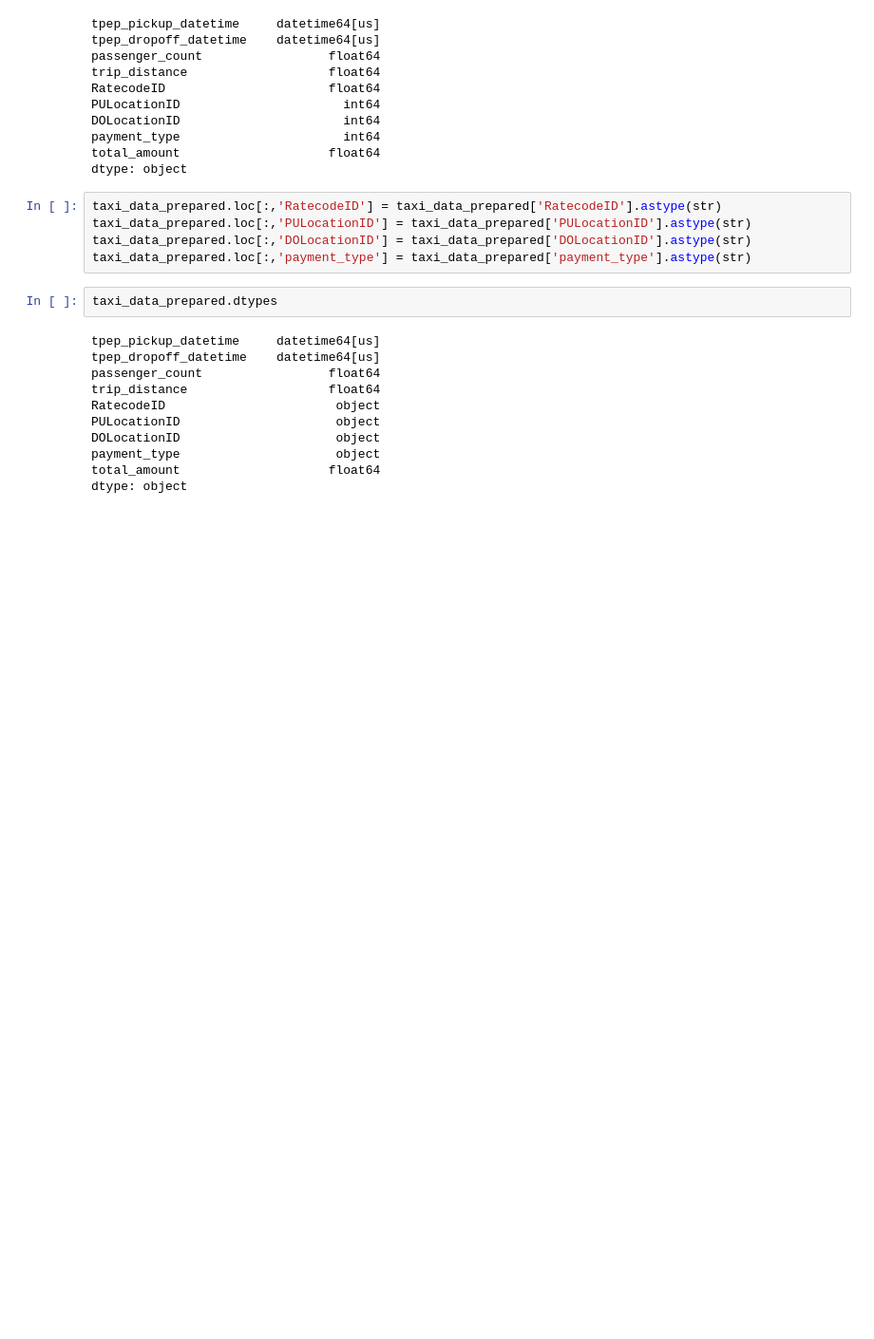
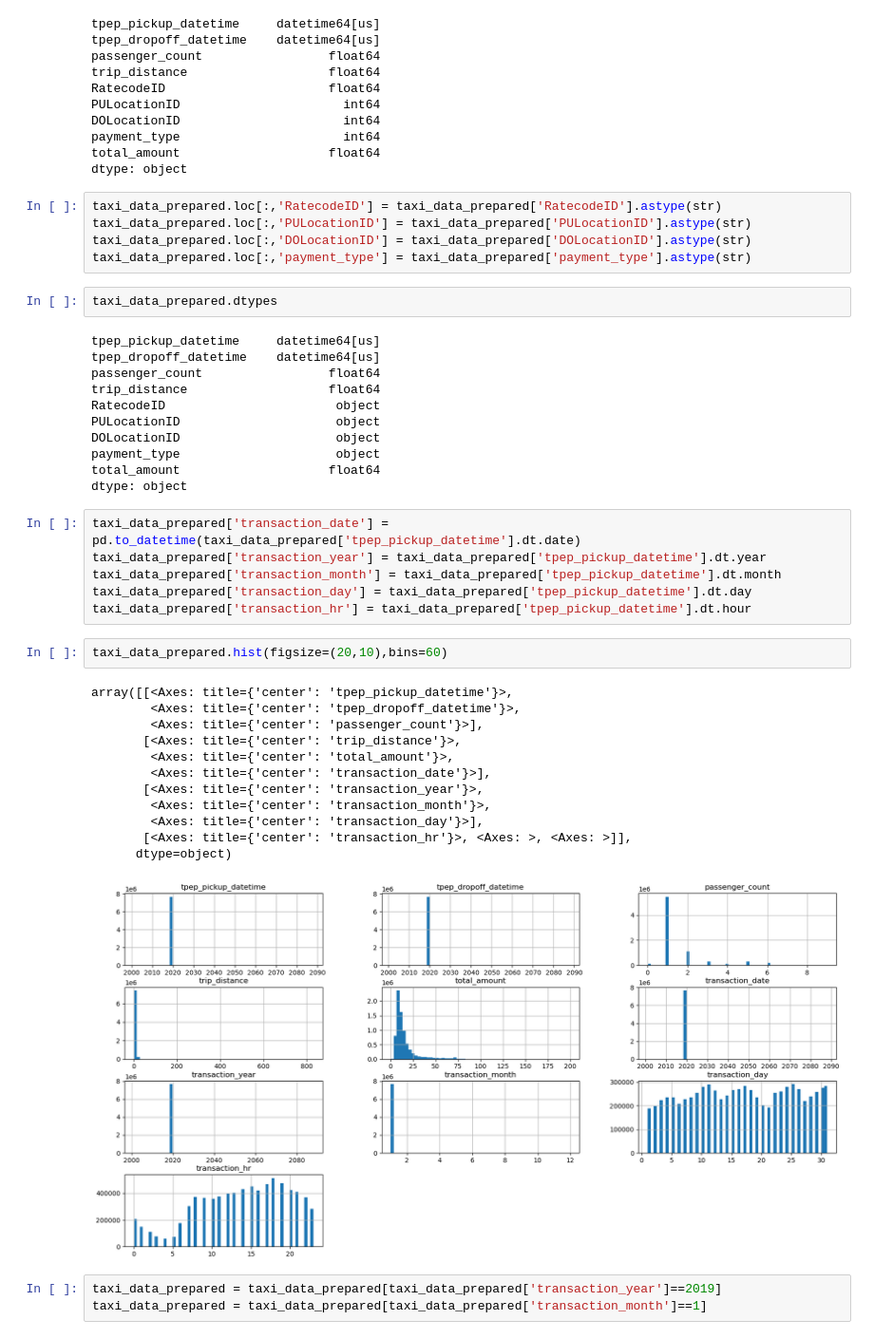
Before and after one commit to Alfej/Taxi-Data-Analysis, a Jupyter notebook: Presentable Notebook.ipynb, the cells around one changed output. Shown: that part at 95% size. Cells and saved outputs as stored; diff of their text form; blank space fills up the shorter version.

Commit message:
Performed Data Prepration steps part 2

```diff
--- a/Presentable Notebook.ipynb
+++ b/Presentable Notebook.ipynb
@@ -298,3 +298,27 @@ DOLocationID                     object
 payment_type                     object
 total_amount                    float64
 dtype: object
+# %%
+taxi_data_prepared['transaction_date'] = pd.to_datetime(taxi_data_prepared['tpep_pickup_datetime'].dt.date)
+taxi_data_prepared['transaction_year'] = taxi_data_prepared['tpep_pickup_datetime'].dt.year
+taxi_data_prepared['transaction_month'] = taxi_data_prepared['tpep_pickup_datetime'].dt.month
+taxi_data_prepared['transaction_day'] = taxi_data_prepared['tpep_pickup_datetime'].dt.day
+taxi_data_prepared['transaction_hr'] = taxi_data_prepared['tpep_pickup_datetime'].dt.hour
+# %%
+taxi_data_prepared.hist(figsize=(20,10),bins=60)
+# %% [output]
+array([[<Axes: title={'center': 'tpep_pickup_datetime'}>,
+        <Axes: title={'center': 'tpep_dropoff_datetime'}>,
+        <Axes: title={'center': 'passenger_count'}>],
+       [<Axes: title={'center': 'trip_distance'}>,
+        <Axes: title={'center': 'total_amount'}>,
+        <Axes: title={'center': 'transaction_date'}>],
+       [<Axes: title={'center': 'transaction_year'}>,
+        <Axes: title={'center': 'transaction_month'}>,
+        <Axes: title={'center': 'transaction_day'}>],
+       [<Axes: title={'center': 'transaction_hr'}>, <Axes: >, <Axes: >]],
+      dtype=object)
+[figure, added]
+# %%
+taxi_data_prepared = taxi_data_prepared[taxi_data_prepared['transaction_year']==2019]
+taxi_data_prepared = taxi_data_prepared[taxi_data_prepared['transaction_month']==1]
```
